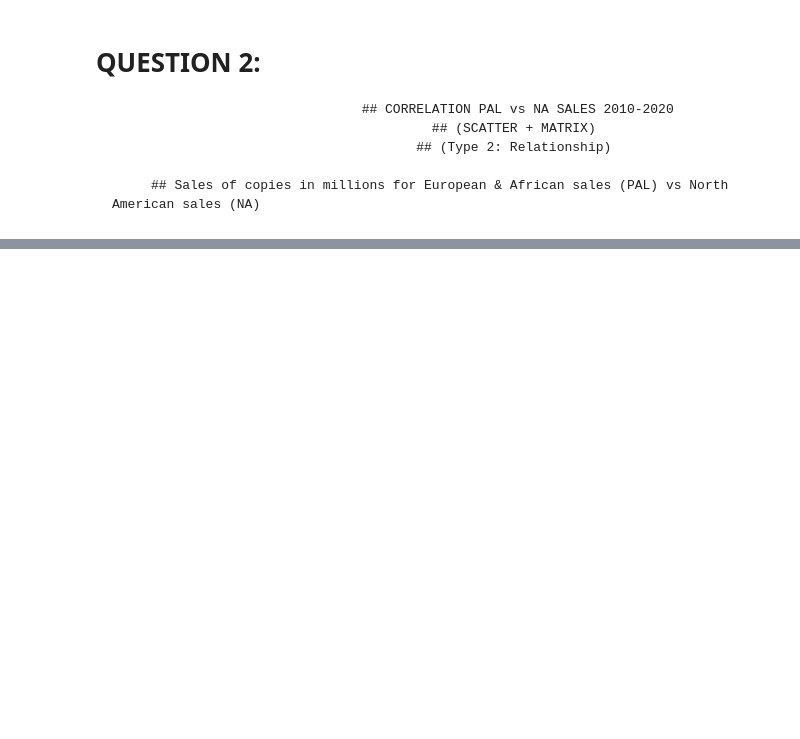
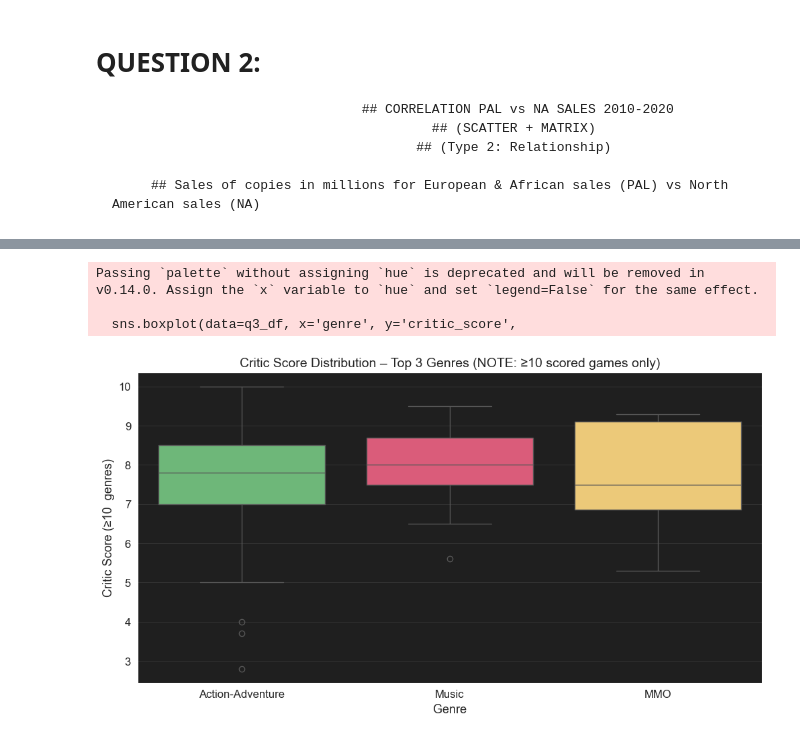
Before and after one commit to sb25345/https-github.com-CCT-Dublin-ca1-semester-2-data-visualization-sb25345-invitations, a Jupyter notebook: CA1-DV-sba25345.ipynb, the cells around one changed output, grey strips where cells are left out. Cells and saved outputs as stored; diff of their text form; code cells hidden in the pictures; blank space fills up the shorter version.

```diff
--- a/CA1-DV-sba25345.ipynb
+++ b/CA1-DV-sba25345.ipynb
@@ -309,0 +365,22 @@ plt.show()
+# %%
+q3_base = df.dropna(subset=['critic_score', 'genre']).copy()
+genre_counts = q3_base.groupby('genre').size()
+top_genres = (q3_base.groupby('genre')['critic_score']
+              .mean()
+              .loc[genre_counts >= 10]
+              .nlargest(3).index)
+
+q3_df = q3_base[q3_base['genre'].isin(top_genres)]
+
+plt.figure(figsize=(12, 6))
+sns.boxplot(data=q3_df, x='genre', y='critic_score',
+            palette=['#62C370', '#EF476F','#FFD166'])
+plt.title('Critic Score Distribution – Top 3 Genres (NOTE: ≥10 scored games only)', fontsize=14)
+plt.xlabel('Genre', fontsize=13)
+plt.ylabel('Critic Score (≥10  genres)', fontsize=13)
+plt.show()
+# %% [output]
+Passing `palette` without assigning `hue` is deprecated and will be removed in v0.14.0. Assign the `x` variable to `hue` and set `legend=False` for the same effect.
+
+  sns.boxplot(data=q3_df, x='genre', y='critic_score',
+[figure, added]
```
Also changed, not shown: parts of 8 cells of this notebook.
